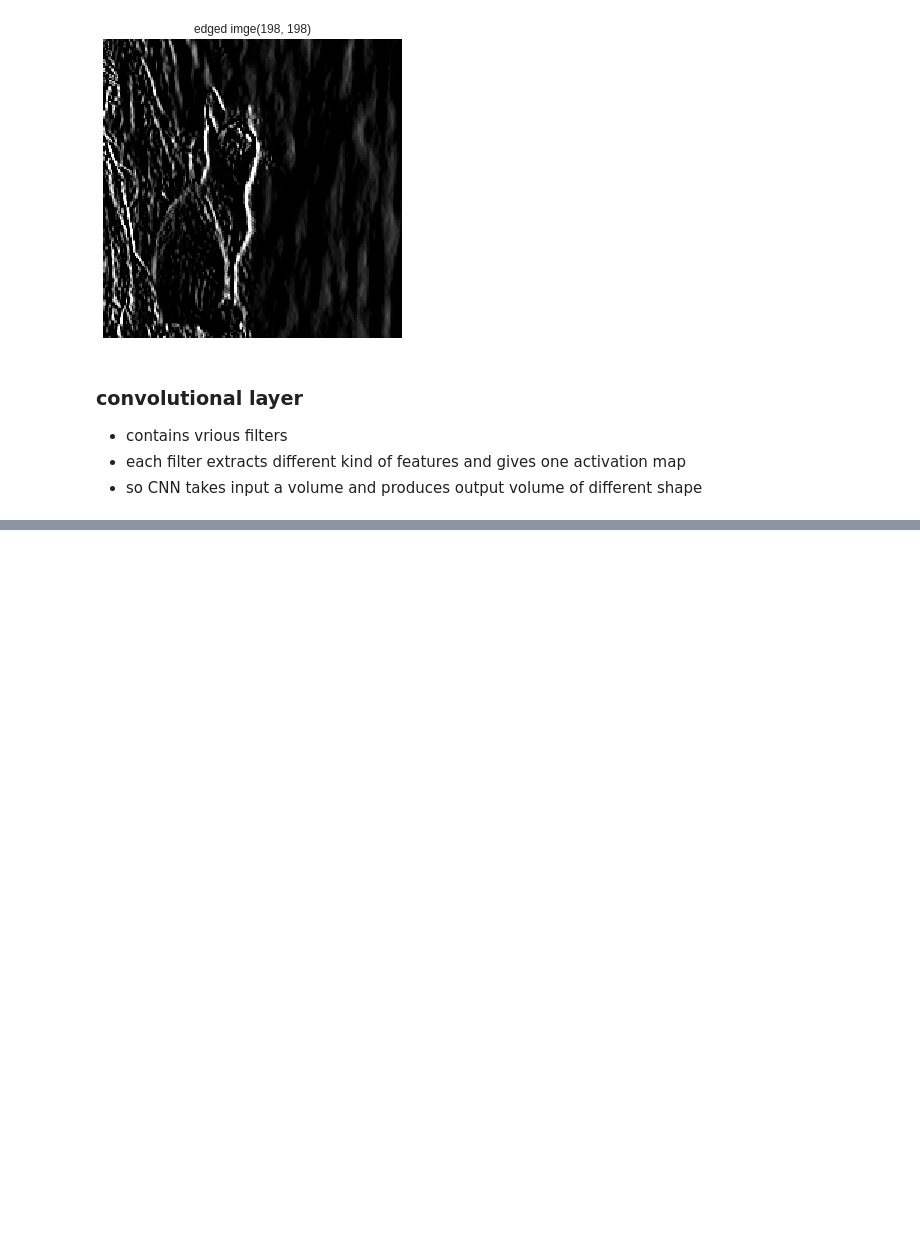
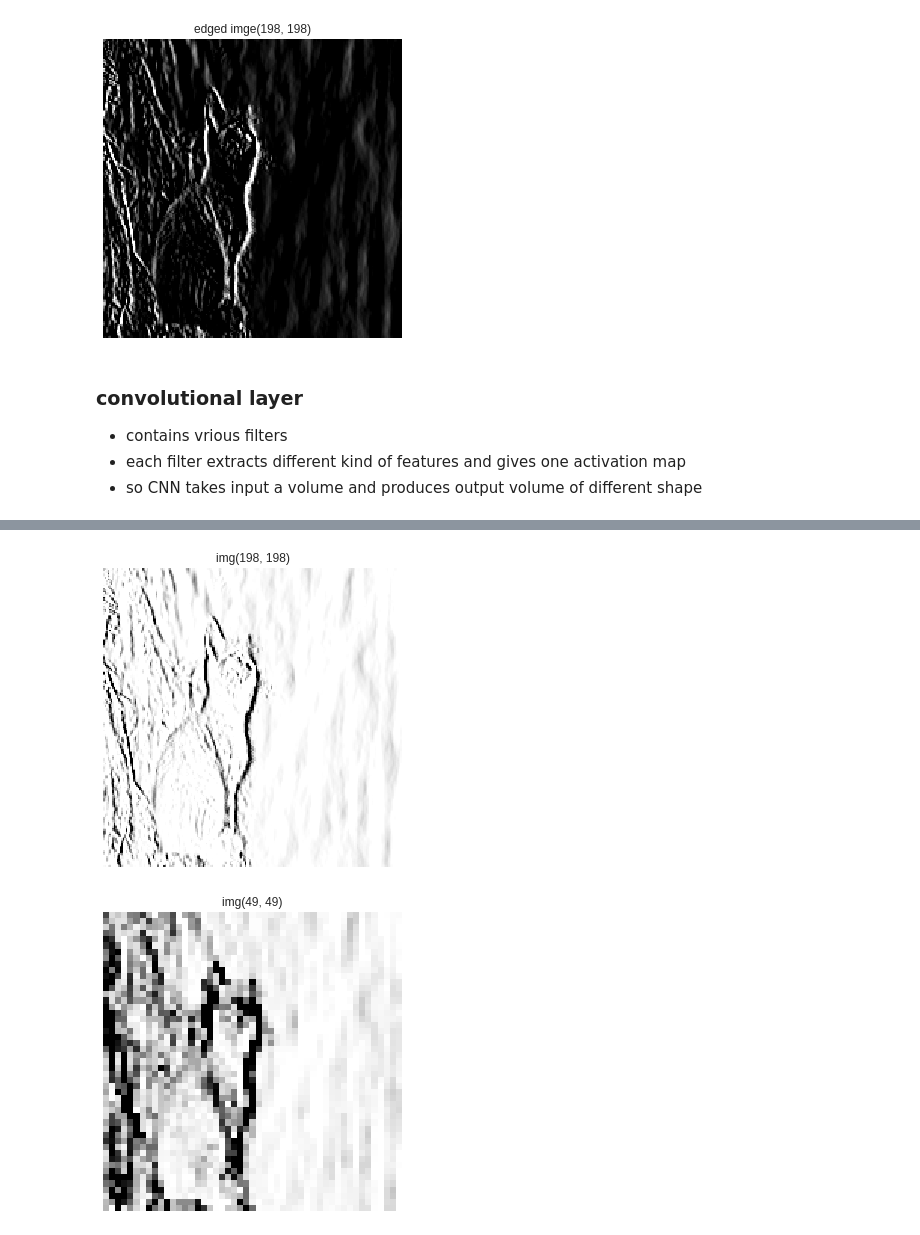
Before and after one commit to macabdul9/ml-cb, a Jupyter notebook: L16-CNN/cnn-online.ipynb, the cells around one changed output, grey strips where cells are left out. Cells and saved outputs as stored; diff of their text form; code cells hidden in the pictures; blank space fills up the shorter version.

```diff
--- a/L16-CNN/cnn-online.ipynb
+++ b/L16-CNN/cnn-online.ipynb
@@ -81,0 +100,13 @@ drawImage(img_edge, title='edged imge', c='gray')
+# %%
+def pooling(filtered_img, pooling_filter_size = 2, stride = 2):
+    wi, hi = filtered_img.shape[0], filtered_img.shape[1]
+    f = pooling_filter_size
+
+    wc = (wi - f)//stride + 1
+    hc = (hi - f)//stride + 1
+    pool = np.empty((wc, hc))
+
+    for h in range(hc):
+        for w in range(wc):
+            pool[h, w] = np.amax(filtered_img[h*stride:h*stride+f, w*stride:w*stride+f])
+    return pool
@@ -81,0 +115,2 @@ drawImage(img_edge, title='edged imge', c='gray')
+# %%
+pool  = pooling(img_edge, pooling_filter_size=4, stride=4)
@@ -81,0 +121,6 @@ drawImage(img_edge, title='edged imge', c='gray')
+# %%
+drawImage(img_edge)
+drawImage(pool)
+# %% [output]
+[figure, added]
+[figure, added]
```
Also changed, not shown: parts of 8 cells of this notebook, 10 other files.
